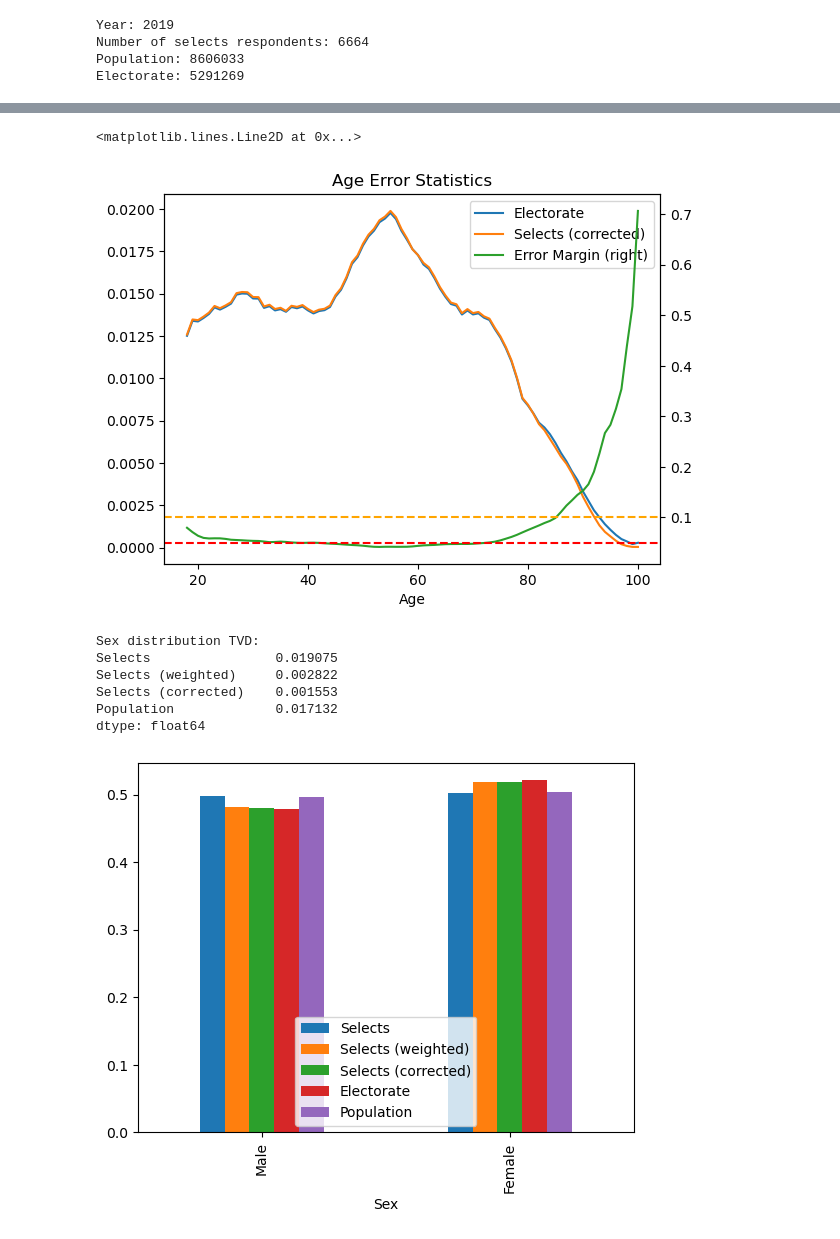
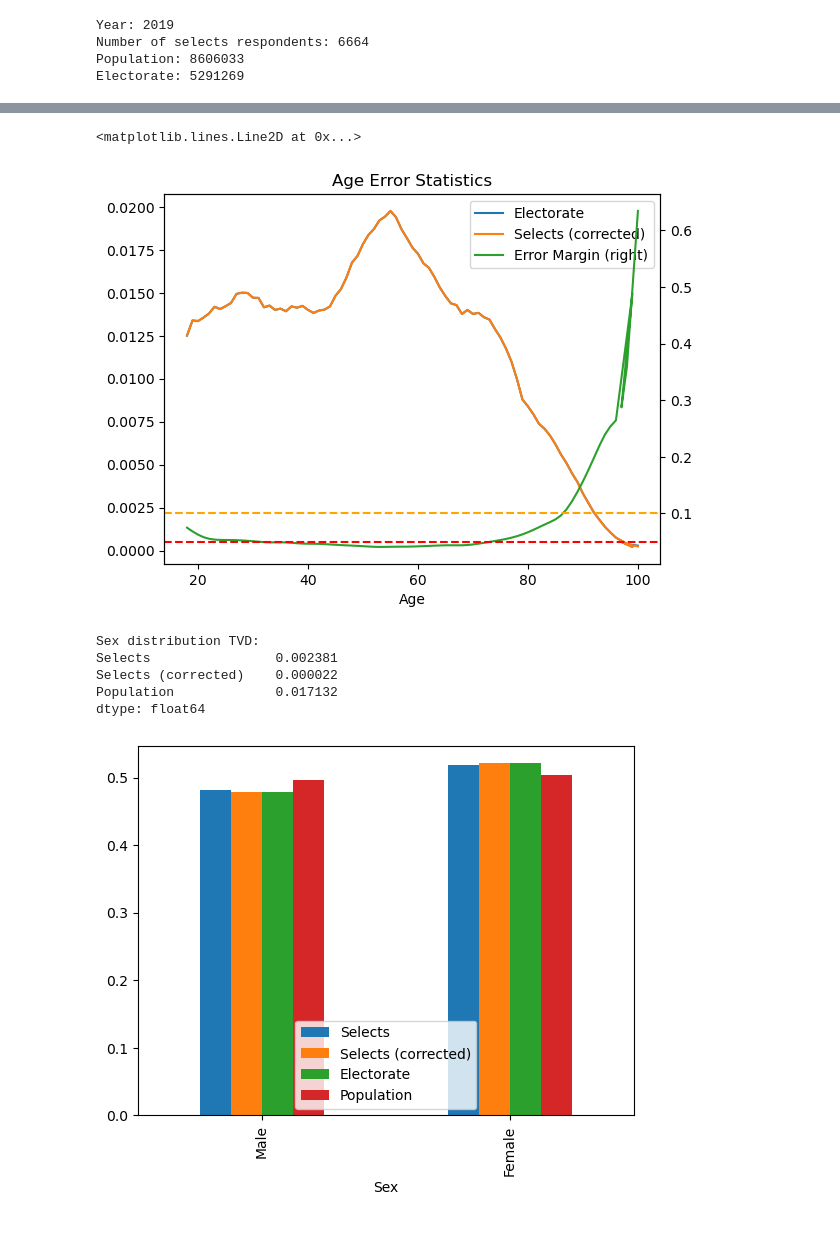
Before and after one commit to tschai-yim/swiss-elections-study, a Jupyter notebook: respondents_vs_population.ipynb, the cells around one changed output, grey strips where cells are left out. Cells and saved outputs as stored; diff of their text form; code cells hidden in the pictures.

```diff
--- a/respondents_vs_population.ipynb
+++ b/respondents_vs_population.ipynb
@@ -30,24 +30,3 @@ Year: 2019
 Number of selects respondents: 6664
 Population: 8606033
 Electorate: 5291269
-# %%
-def merge_proportional(distribution: pd.Series, *distributions: tuple[pd.Series, ...]) -> pd.DataFrame:
-    distributions = [distribution] + list(distributions)
-    return pd.concat([d / d.sum() for d in distributions], axis=1)
-
-
-def calculate_tvd(distribution: pd.DataFrame, reference: str) -> pd.Series:
-    """
-    Calculate Total Variation Distance between each column and a reference column.
-
-    Args:
-        distribution: DataFrame with probability distributions in columns
-        reference: Name of the reference column to compare against
-
-    Returns:
-        Series with TVD values for each non-reference column
-    """
-    return pd.Series({
-        column: (0.5 * (distribution[column] - distribution[reference]).abs().sum())
-        for column in distribution.columns if column != reference
-    })
@@ -241 +38,7 @@ Total error margin: 0.006281114250578969
+# %%
+import data.selects as selects_module
+
+importlib.reload(selects_module)
+
+corrected_selects_year_df = selects_module.post_process_selects(selects_year_df, electorate_year_df)
 # %%
@@ -269,5 +68,5 @@ dtype: float64
 # %%
-age_sample_count = corrected_age_smoothed_selects_year_df.groupby(AGE_ATTR)['weightc'] \
+age_sample_count = corrected_selects_year_df.groupby(AGE_ATTR)['weighttot'] \
     .agg(kish_effective_sample_size).rename('Effective Sample Size')
 age_error_margin = pd.concat([
     age_sample_count,
@@ -285,32 +84,26 @@ plt.axhline(y=0.05, color='red', linestyle='--', label='5% Error Margin')
 plt.axhline(y=0.1, color='orange', linestyle='--', label='50% Error Margin')
 # %% [output]
 <matplotlib.lines.Line2D at 0x...>
-[figure, old version]
+[figure, new version]
 # %%
-selects_sex = age_smoothed_selects_year_df.groupby(SEX_ATTR, observed=True) \
-    ['weightc'].sum() \
-    .rename('Selects')
-weighted_selects_sex = age_smoothed_selects_year_df.groupby(SEX_ATTR, observed=True) \
-    ['weighttot'].sum() \
-    .rename('Selects (weighted)')
-corrected_selects_sex = corrected_age_smoothed_selects_year_df.groupby(SEX_ATTR, observed=True) \
-    ['weightc'].sum() \
-    .rename('Selects (corrected)')
+selects_sex = selects_year_df.groupby(SEX_ATTR, observed=True) \
+    ['weighttot'].sum().rename('Selects')
+corrected_selects_sex = corrected_selects_year_df.groupby(SEX_ATTR, observed=True) \
+    ['weighttot'].sum().rename('Selects (corrected)')
 electorate_sex = electorate_year_df.groupby(SEX_ATTR, observed=True)[POPULATION_ATTR].sum().rename('Electorate')
 population_sex = population_year_df.groupby(SEX_ATTR, observed=True)[POPULATION_ATTR].sum().rename('Population')
 
 sex_distribution = merge_proportional(
-    selects_sex, weighted_selects_sex, corrected_selects_sex, electorate_sex, population_sex
+    selects_sex, corrected_selects_sex, electorate_sex, population_sex
 )
 sex_distribution.plot(kind='bar')
 print('Sex distribution TVD:')
-print(calculate_tvd(sex_distribution, 'Electorate'))
+print(total_variance_distance(sex_distribution, 'Electorate'))
 # %% [output]
 Sex distribution TVD:
-Selects                0.019075
-Selects (weighted)     0.002822
-Selects (corrected)    0.001553
+Selects                0.002381
+Selects (corrected)    0.000022
 Population             0.017132
 dtype: float64
-[figure, old version]
+[figure, new version]
 # %%
```
Also changed, not shown: parts of 14 cells of this notebook, 12 other files.
